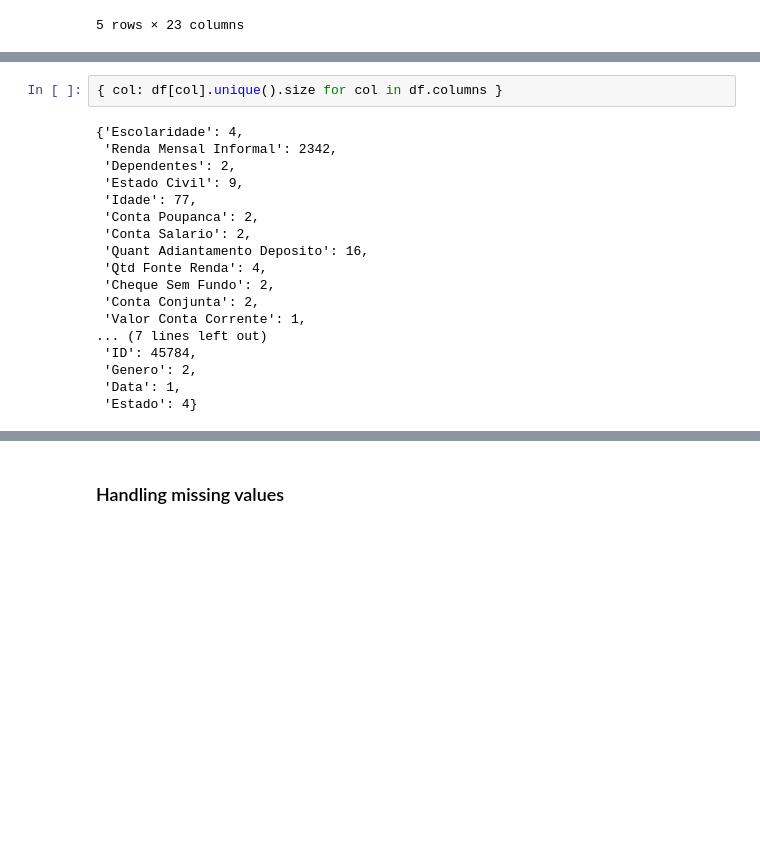
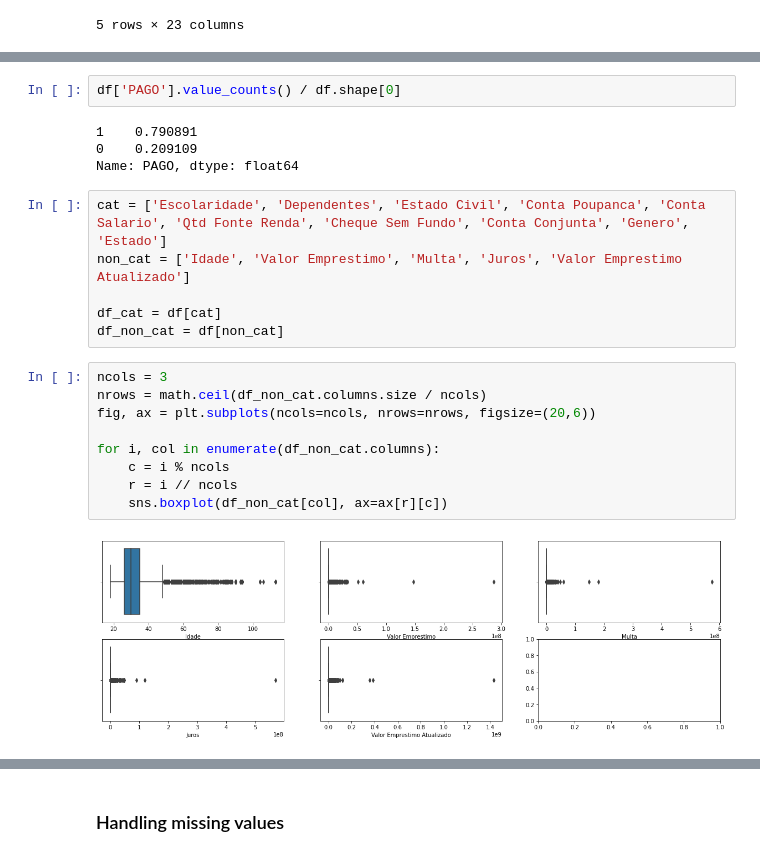
Before and after one commit to rrbarioni/credit-risk-analysis, a Jupyter notebook: src/credit_risk_analysis.ipynb, the cells around one changed output, grey strips where cells are left out. Saved outputs shown, nothing was run; the diff lists cells and outputs as text; blank space fills up the shorter version.

```diff
--- a/src/credit_risk_analysis.ipynb
+++ b/src/credit_risk_analysis.ipynb
@@ -49,20 +107,23 @@ memory usage: 8.8+ MB
-# %%
-{ col: df[col].unique().size for col in df.columns }
-# %% [output]
-{'Escolaridade': 4,
- 'Renda Mensal Informal': 2342,
- 'Dependentes': 2,
- 'Estado Civil': 9,
- 'Idade': 77,
- 'Conta Poupanca': 2,
- 'Conta Salario': 2,
- 'Quant Adiantamento Deposito': 16,
- 'Qtd Fonte Renda': 4,
- 'Cheque Sem Fundo': 2,
- 'Conta Conjunta': 2,
- 'Valor Conta Corrente': 1,
-... (7 lines left out)
- 'ID': 45784,
- 'Genero': 2,
- 'Data': 1,
- 'Estado': 4}
+# %%
+df['PAGO'].value_counts() / df.shape[0]
+# %% [output]
+1    0.790891
+0    0.209109
+Name: PAGO, dtype: float64
+# %%
+cat = ['Escolaridade', 'Dependentes', 'Estado Civil', 'Conta Poupanca', 'Conta Salario', 'Qtd Fonte Renda', 'Cheque Sem Fundo', 'Conta Conjunta', 'Genero', 'Estado']
+non_cat = ['Idade', 'Valor Emprestimo', 'Multa', 'Juros', 'Valor Emprestimo Atualizado']
+
+df_cat = df[cat]
+df_non_cat = df[non_cat]
+# %%
+ncols = 3
+nrows = math.ceil(df_non_cat.columns.size / ncols)
+fig, ax = plt.subplots(ncols=ncols, nrows=nrows, figsize=(20,6))
+
+for i, col in enumerate(df_non_cat.columns):
+    c = i % ncols
+    r = i // ncols
+    sns.boxplot(df_non_cat[col], ax=ax[r][c])
+# %% [output]
+[figure, added]
```
Also changed, not shown: parts of 22 cells of this notebook.
